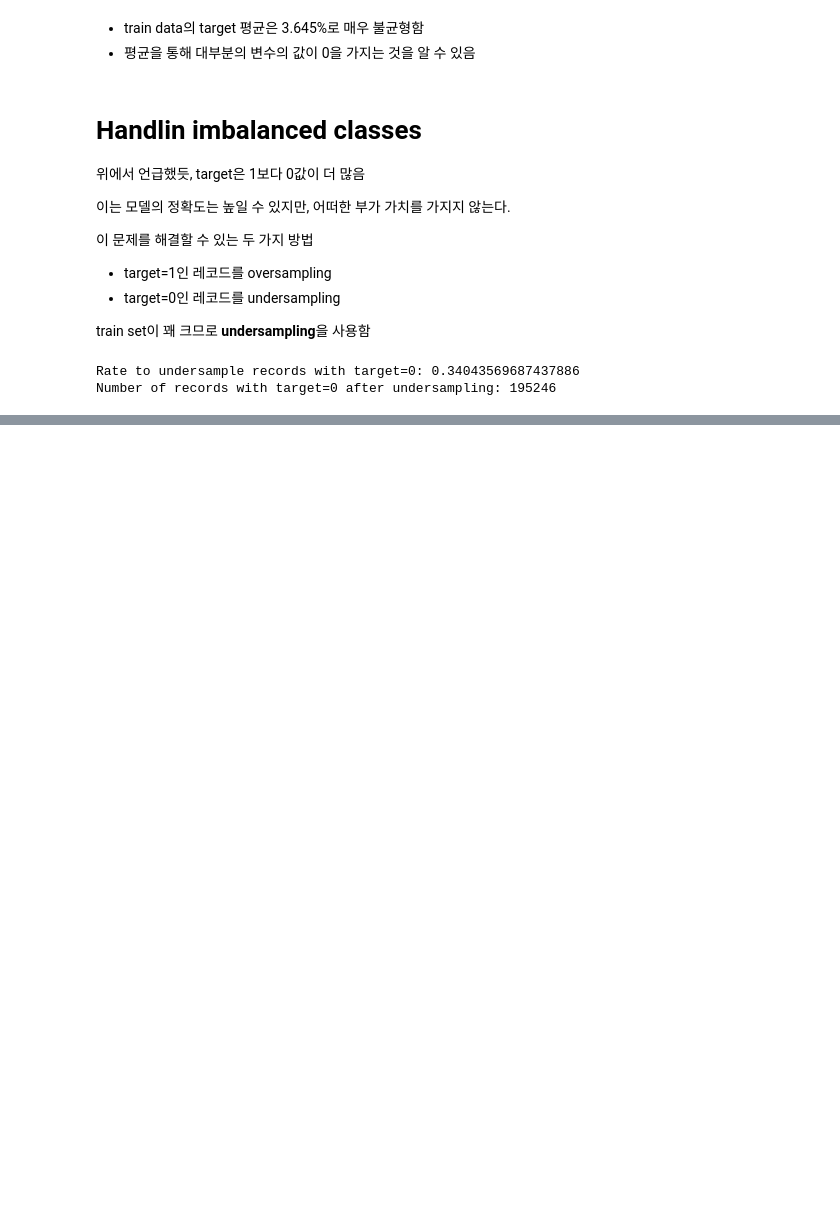
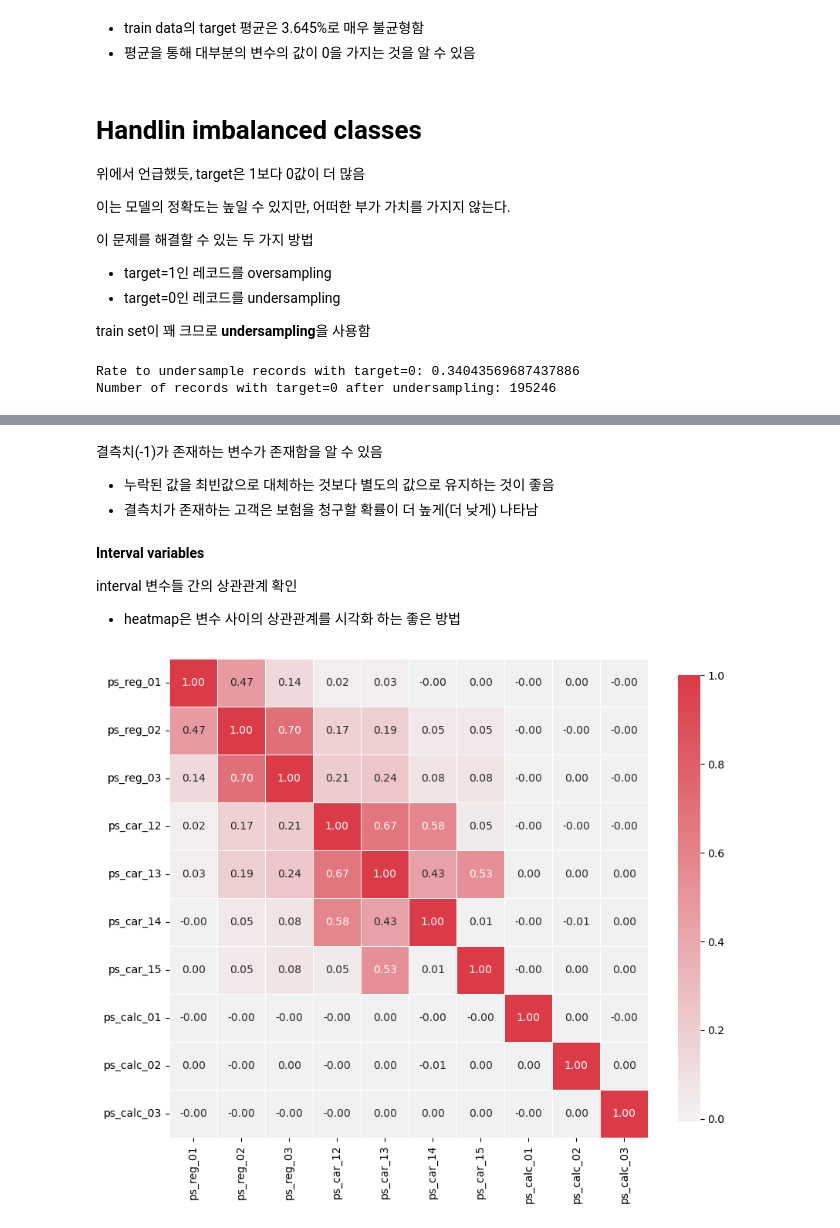
Before and after one commit to dduniverse/kaggle-copy, a Jupyter notebook: data-preparation-exploration.ipynb, the cells around one changed output, grey strips where cells are left out. Drawn from its saved outputs; the diff is of its cells as text; code cells hidden in the pictures; blank space fills up the shorter version.

```diff
--- a/data-preparation-exploration.ipynb
+++ b/data-preparation-exploration.ipynb
@@ -335,0 +504,24 @@ Number of records with target=0 after undersampling: 195246
+# %% [markdown]
+결측치(-1)가 존재하는 변수가 존재함을 알 수 있음
+- 누락된 값을 최빈값으로 대체하는 것보다 별도의 값으로 유지하는 것이 좋음
+- 결측치가 존재하는 고객은 보험을 청구할 확률이 더 높게(더 낮게) 나타남
+# %% [markdown]
+**Interval variables**
+
+interval 변수들 간의 상관관계 확인
+- heatmap은 변수 사이의 상관관계를 시각화 하는 좋은 방법
+# %%
+def corr_heatmap(v):
+    correlations = train[v].corr()
+    # color map 범위
+    cmap = sns.diverging_palette(220, 10, as_cmap=True)
+
+    fig, ax = plt.subplots(figsize=(10,10))
+    sns.heatmap(correlations, cmap=cmap, vmax=1.0, center=0, fmt='.2f',
+               square=True, linewidths=.5, annot=True, cbar_kws={'shrink':.75})
+    plt.show()
+
+v = meta[(meta.level == 'interval') & (meta.keep)].index
+corr_heatmap(v)
+# %% [output]
+[figure, added]
```
Also changed, not shown: parts of 28 cells of this notebook.
